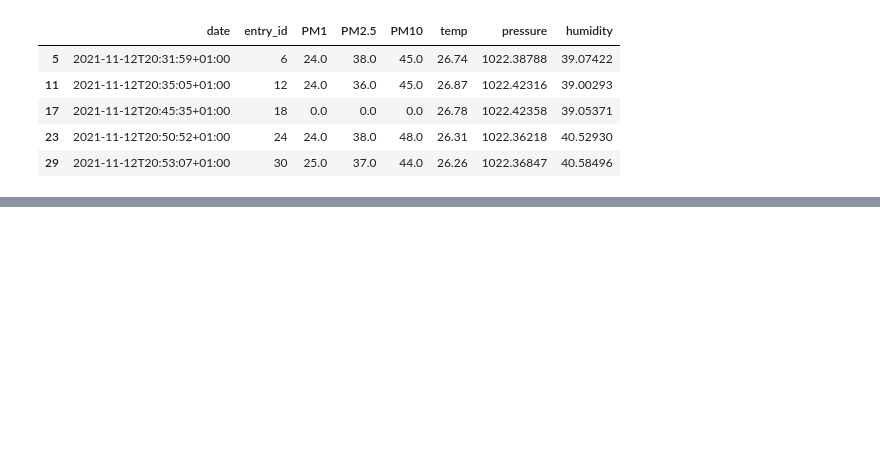
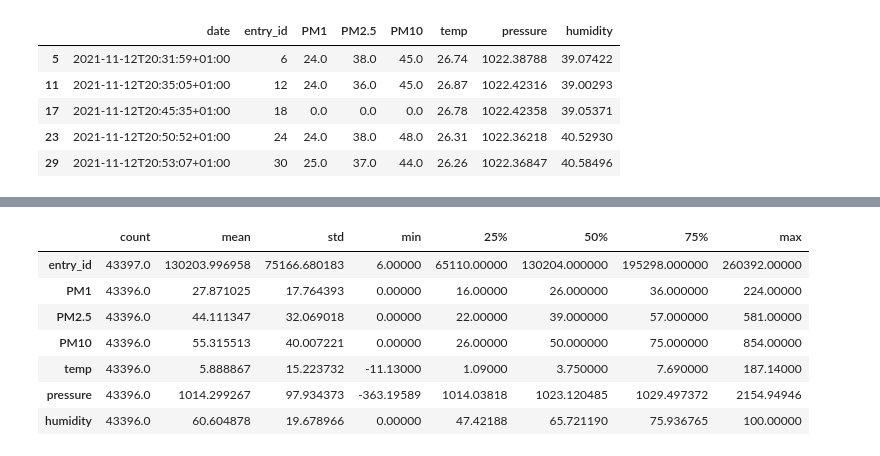
Before and after one commit to PawWitGit/Masters-s-project, a Jupyter notebook: masters_project/machine_learning/prediction/air_pollution_prediction.ipynb, the cells around one changed output, grey strips where cells are left out. Drawn from its saved outputs; the diff is of its cells as text; code cells hidden in the pictures; blank space fills up the shorter version.

```diff
--- a/masters_project/machine_learning/prediction/air_pollution_prediction.ipynb
+++ b/masters_project/machine_learning/prediction/air_pollution_prediction.ipynb
@@ -43,0 +44,11 @@ NameError: name 'plot_cols' is not defined
+# %%
+df.describe().transpose()
+# %% [output]
+|  | count | mean | std | min | 25% | 50% | 75% | max |
+| entry_id | 43397.0 | 130203.996958 | 75166.680183 | 6.00000 | 65110.00000 | 130204.000000 | 195298.000000 | 260392.00000 |
+| PM1 | 43396.0 | 27.871025 | 17.764393 | 0.00000 | 16.00000 | 26.000000 | 36.000000 | 224.00000 |
+| PM2.5 | 43396.0 | 44.111347 | 32.069018 | 0.00000 | 22.00000 | 39.000000 | 57.000000 | 581.00000 |
+| PM10 | 43396.0 | 55.315513 | 40.007221 | 0.00000 | 26.00000 | 50.000000 | 75.000000 | 854.00000 |
+| temp | 43396.0 | 5.888867 | 15.223732 | -11.13000 | 1.09000 | 3.750000 | 7.690000 | 187.14000 |
+| pressure | 43396.0 | 1014.299267 | 97.934373 | -363.19589 | 1014.03818 | 1023.120485 | 1029.497372 | 2154.94946 |
+| humidity | 43396.0 | 60.604878 | 19.678966 | 0.00000 | 47.42188 | 65.721190 | 75.936765 | 100.00000 |
```
Also changed, not shown: parts of 3 cells of this notebook, 1 other file.
